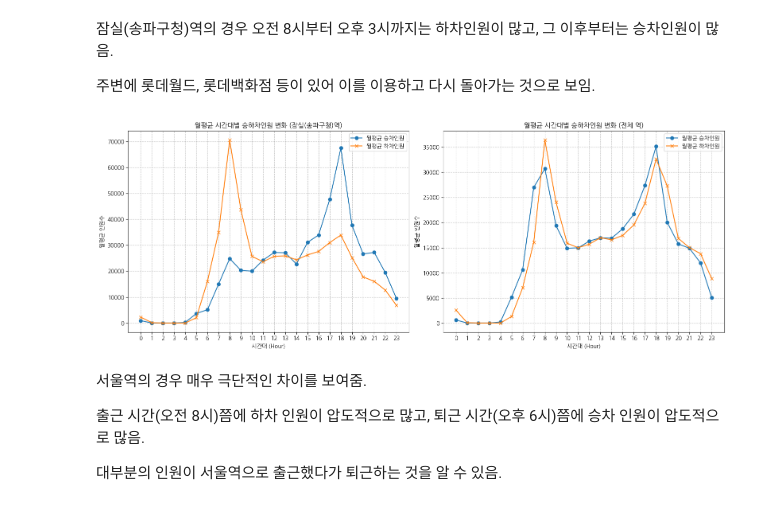
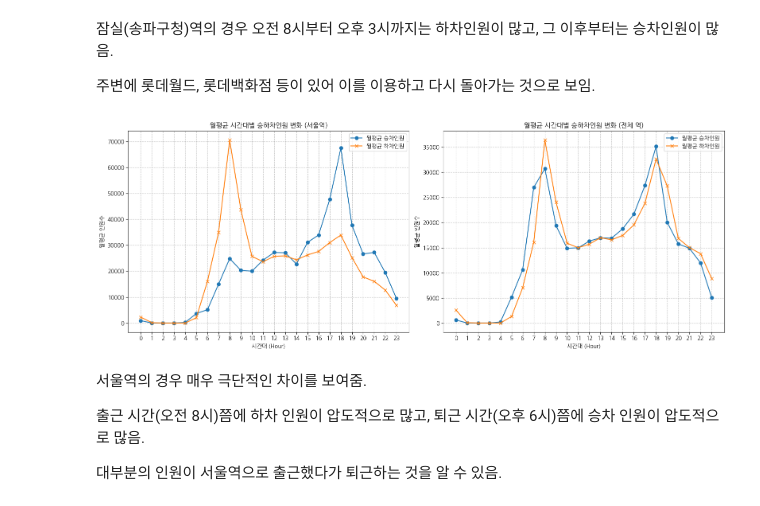
Before and after one commit to hojun-code/2026-BDA-team, a Jupyter notebook: pub_BDA_team.ipynb, the cells around one changed output. Drawn from its saved outputs; the diff is of its cells as text; code cells hidden in the pictures.

```diff
--- a/pub_BDA_team.ipynb
+++ b/pub_BDA_team.ipynb
@@ -751,7 +751,7 @@ plt.subplot(121)
 plt.plot(hourly_activity_df_jamsil['시간'], hourly_activity_df_jamsil['월평균 승차인원'], label='월평균 승차인원', marker='o')
 plt.plot(hourly_activity_df_jamsil['시간'], hourly_activity_df_jamsil['월평균 하차인원'], label='월평균 하차인원', marker='x')
 
-plt.title('월평균 시간대별 승하차인원 변화 (잠실(송파구청)역)')
+plt.title('월평균 시간대별 승하차인원 변화 (서울역)')
 plt.xlabel('시간대 (Hour)')
 plt.ylabel('월평균 인원수')
 plt.xticks(range(24)) # 0부터 23까지 모든 시간대 표시
@@ -771,34 +771,34 @@ for i in range(24):
         hourly_ride_averages_all[i] = df[ride_col].mean()
     else:
         hourly_ride_averages_all[i] = 0
 
     if alight_col in df.columns:
         hourly_alight_averages_all[i] = df[alight_col].mean()
     else:
         hourly_alight_averages_all[i] = 0
 
 # 결과를 DataFrame으로 변환
 hourly_activity_df_all = pd.DataFrame({
     '시간': list(range(24)),
     '월평균 승차인원': [hourly_ride_averages_all[hour] for hour in range(24)],
     '월평균 하차인원': [hourly_alight_averages_all[hour] for hour in range(24)]
 })
 
 # 그래프 그리기
 plt.subplot(122)
 plt.plot(hourly_activity_df_all['시간'], hourly_activity_df_all['월평균 승차인원'], label='월평균 승차인원', marker='o')
 plt.plot(hourly_activity_df_all['시간'], hourly_activity_df_all['월평균 하차인원'], label='월평균 하차인원', marker='x')
 
 plt.title('월평균 시간대별 승하차인원 변화 (전체 역)')
 plt.xlabel('시간대 (Hour)')
 plt.ylabel('월평균 인원수')
 plt.xticks(range(24)) # 0부터 23까지 모든 시간대 표시
 plt.grid(True, linestyle='--', alpha=0.7)
 plt.legend()
 plt.tight_layout()
 plt.show()
 # %% [output]
-[figure, old version]
+[figure, new version]
 # %% [markdown]
 서울역의 경우 매우 극단적인 차이를 보여줌.
 
```
Also changed, not shown: parts of 2 cells of this notebook.
